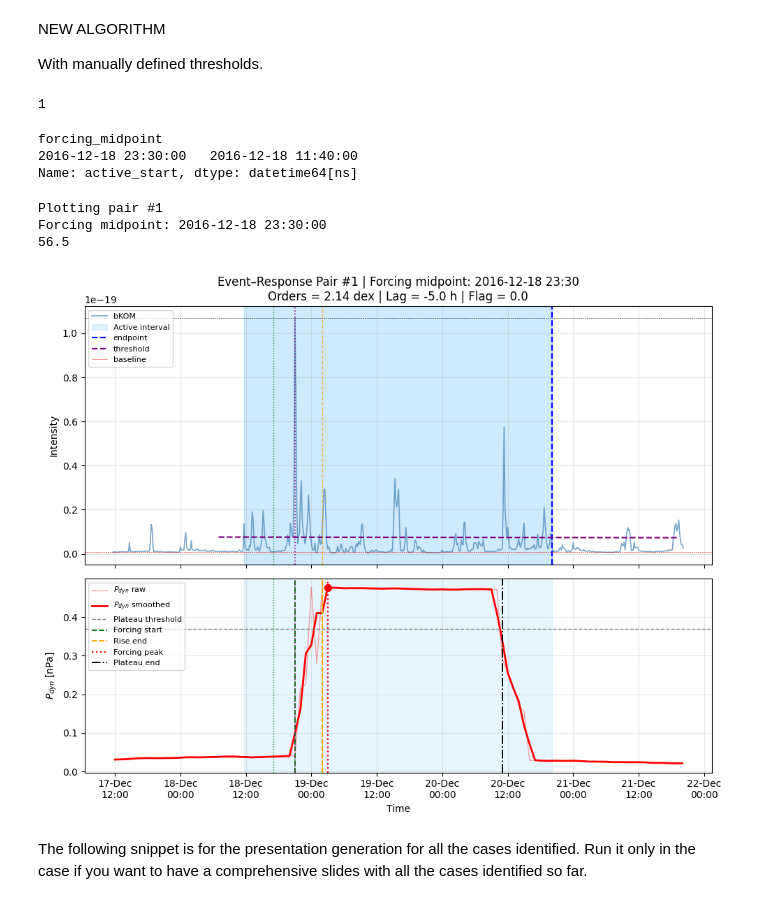
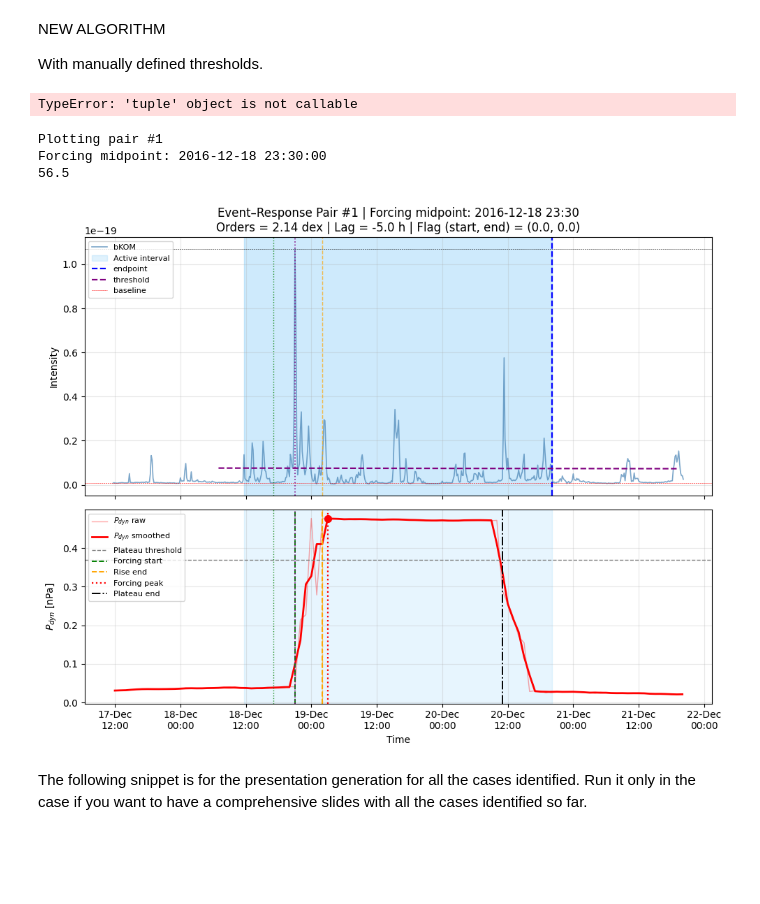
Before and after one commit to Kartav33/ERICA-JS, a Jupyter notebook: 02_event_detection.ipynb, the cells around one changed output. Drawn from its saved outputs; the diff is of its cells as text; code cells hidden in the pictures; blank space fills up the shorter version.

Commit message:
Flags added

```diff
--- a/02_event_detection.ipynb
+++ b/02_event_detection.ipynb
@@ -24,7 +24,7 @@ import numpy as np
 # A.0 Analysis interval
 
 start = pd.Timestamp("2016-12-10 00:00:00")
-end   = pd.Timestamp("2016-12-24 22:00:00")
+end   = pd.Timestamp("2017-12-24 22:00:00")
 # %%
 # A.1 Build Juno bKOM + distance dataframe
 df_juno_min = pd.DataFrame({"time": pd.to_datetime(time_over_year_sec, unit="s"), "intensity": normalized_integrated_intensity_bKOM/pow(377,2), "dist_RJ": obdist})
@@ -448,7 +461,7 @@ for t_forcing, forcing_row in df_forcing.iterrows():
 
 # STEP 4---------------------
     #  Now, finally find the the end of the active duration
-    active_end, flag, threshold_method, threshold_used = find_active_end_linear(
+    active_end, end_flag, threshold_method, threshold_used = find_active_end_linear(
         df_custom["intensity"],
         baseline_fit,
         threshold_fit,
@@ -459,9 +472,10 @@ for t_forcing, forcing_row in df_forcing.iterrows():
         )
 
 #STEP 5----------------------
-    active_start, start_flag = find_active_start_linear(df_custom["intensity"],threshold_used,burst_base,lookback_hr=10, rotation_hr=19.925,cadence="10min")
+    active_start, start_flag = find_active_start_linear(df_custom["intensity"],threshold_used,burst_base,lookback_hr=20, rotation_hr=9.925/2,cadence="10min")
     active_duration_hr = (active_end - active_start).total_seconds() / 3600
-    print(start_flag)
+
+
     # =========================================================================
     # Juno distance during active interval
     # =========================================================================
@@ -501,7 +515,8 @@ for t_forcing, forcing_row in df_forcing.iterrows():
         "active_end": active_end,
         "active_duration_hr": active_duration_hr,
         "active_threshold": threshold_used,
-        "active_flag": flag,
+        "end_flag": end_flag,
+        "start_flag": start_flag,
         #**active_results,
 
         # Juno distance
@@ -518,14 +533,10 @@ if not df_bkom.empty:
     df_bkom = df_bkom.set_index("forcing_midpoint")
 
 #print(df_bkom)
-# %% [output]
-1
 # %%
-df_bkom["active_start"]
+df_bkom.head()
 # %% [output]
-forcing_midpoint
-2016-12-18 23:30:00   2016-12-18 11:40:00
-Name: active_start, dtype: datetime64[ns]
+TypeError: 'tuple' object is not callable
 # %%
 PAIR_NUMBER = 1
 # %%
@@ -619,7 +630,7 @@ ax.set_title(
     f"Orders = {row['jump_log']:.2f} dex | "
     #f"Ratio = {row['response_ratio']:.1f}x | "
     f"Lag = {row['lag_hours_peak']:.1f} h | "
-    f"Flag = {row['active_flag']:.1f}"
+    f"Flag (start, end) = ({row['start_flag']:.1f}, {row['end_flag']:.1f})"
     #f"Active duration = {row['active_duration_hr']:.1f} h |"
 )
 ax.legend(fontsize=8, loc="upper left")
@@ -649,34 +660,34 @@ ax.grid(alpha=0.3)
 
 
 # -----------------------------------------------------------------------------
 # Shared vertical markers on all panels
 # -----------------------------------------------------------------------------
 
 for ax in axs:
 
     #ax.axvline(row["forcing_start"], color="green", linestyle="--", lw=1, alpha=0.7)
     ax.axvline(row["forcing_rise_end"], color="orange", linestyle="--", lw=1, alpha=0.7)
     #ax.axvline(row["forcing_plateau_end"], color="black", linestyle="-.", lw=1, alpha=0.7)
 
     ax.axvline(row["burst_base"], color="green", linestyle=":", lw=1, alpha=0.8)
     ax.axvline(row["burst_peak"], color="purple", linestyle=":", lw=1.2, alpha=0.9)
 
     ax.axvspan(row["active_start"], row["active_end"], color="lightskyblue", alpha=0.2)
 
 # -----------------------------------------------------------------------------
 # X-axis formatting
 # -----------------------------------------------------------------------------
 #axs[0].set_yscale("log")
 axs[-1].set_xlabel("Time")
 axs[-1].xaxis.set_major_formatter(mdates.DateFormatter("%d-%b\n%H:%M"))
 #axs[0].set_yscale('log')
 plt.tight_layout()
 plt.show()
 # %% [output]
 Plotting pair #1
 Forcing midpoint: 2016-12-18 23:30:00
 56.5
-[figure, old version]
+[figure, new version]
 # %% [markdown]
 The following snippet is for the presentation generation for all the cases identified. Run it only in the case if you want to have a comprehensive slides with all the cases identified so far.
 # %%
```
Also changed, not shown: parts of 9 cells of this notebook, 1 other file.
